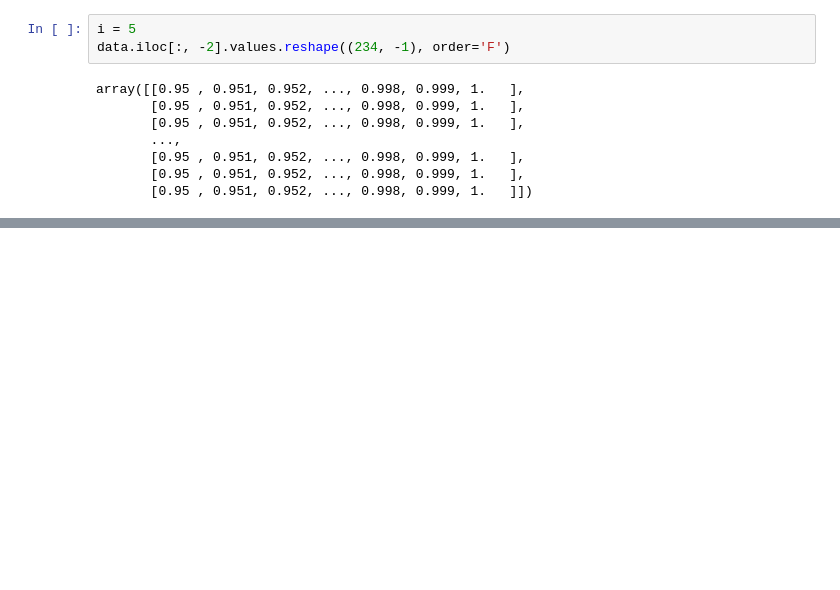
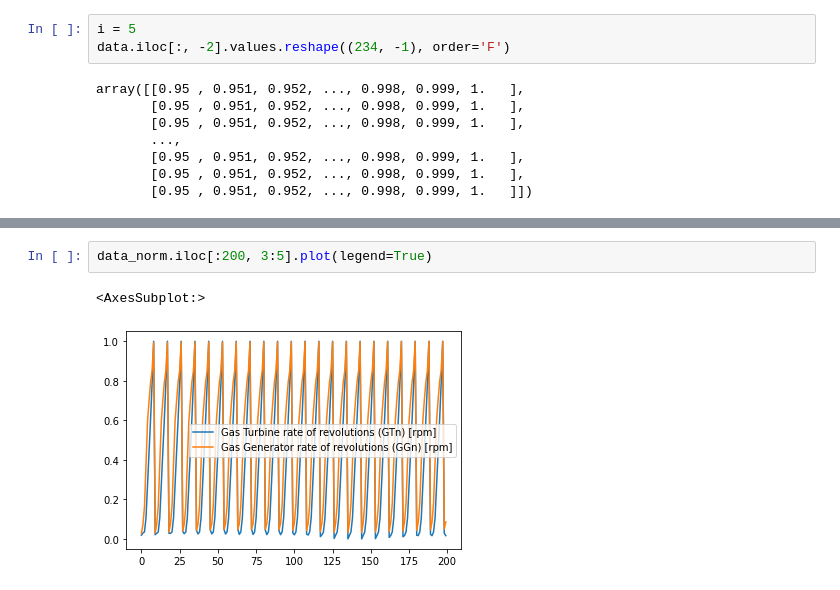
Before and after one commit to kokikwbt/predictive-maintenance, a Jupyter notebook: notebooks/view_cbm.ipynb, the cells around one changed output, grey strips where cells are left out. Drawn from its saved outputs; the diff is of its cells as text; blank space fills up the shorter version.

```diff
--- a/notebooks/view_cbm.ipynb
+++ b/notebooks/view_cbm.ipynb
@@ -88,0 +124,5 @@ array([[0.95 , 0.951, 0.952, ..., 0.998, 0.999, 1.   ],
+# %%
+data_norm.iloc[:200, 3:5].plot(legend=True)
+# %% [output]
+<AxesSubplot:>
+[figure, added]
```
Also changed, not shown: parts of 17 cells of this notebook, 6 other files.
